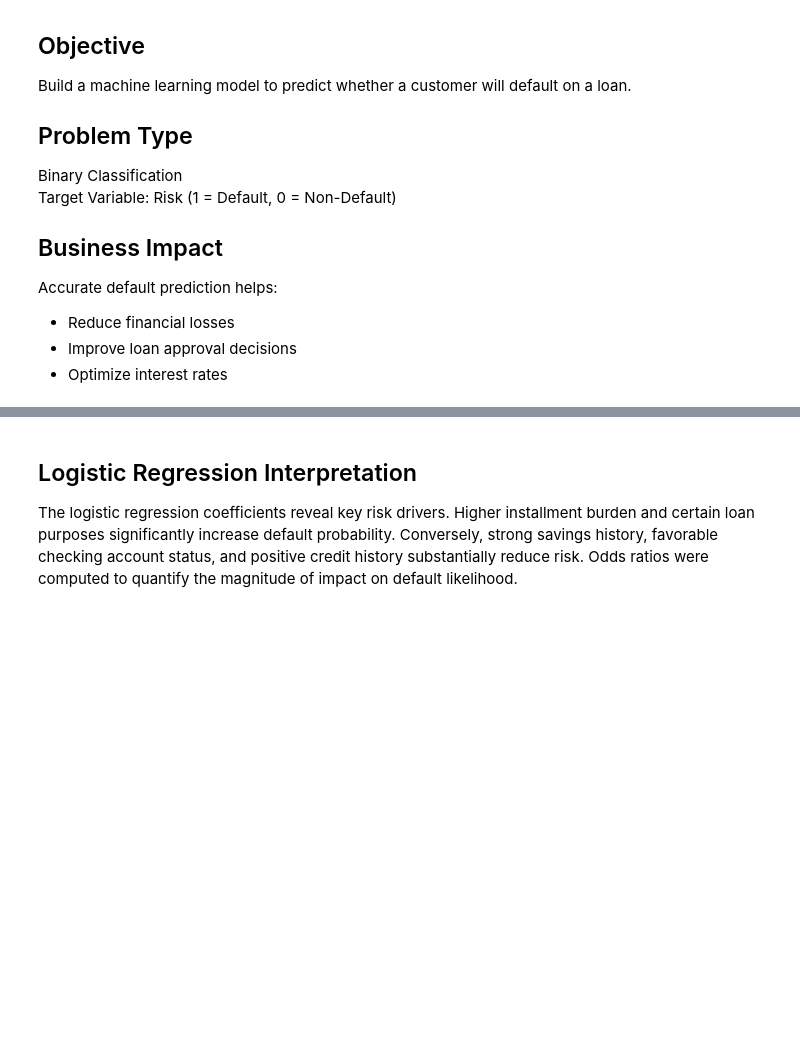
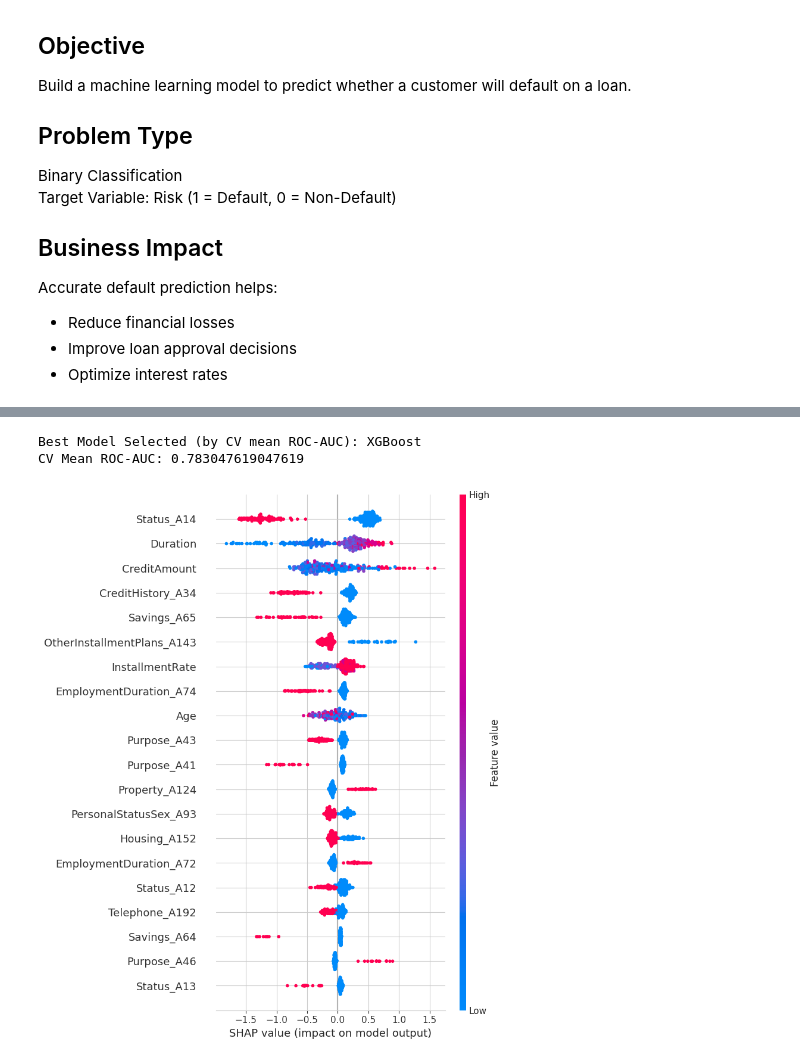
Before and after one commit to 1234Priyanshu4321/credit-risk-project, a Jupyter notebook: credit_risk_model.ipynb, the cells around one changed output, grey strips where cells are left out. Saved outputs shown, nothing was run; the diff lists cells and outputs as text; code cells hidden in the pictures; blank space fills up the shorter version.

```diff
--- a/credit_risk_model.ipynb
+++ b/credit_risk_model.ipynb
@@ -117,11 +207,14 @@ top_features
 # %%
 from sklearn.linear_model import LogisticRegression
 
-lr_model = LogisticRegression(
-    max_iter=1000,
-    class_weight="balanced",
-    random_state=42
-)
+lr_model = Pipeline([
+    ("scaler", StandardScaler()),
+    ("clf", LogisticRegression(
+        max_iter=1000,
+        class_weight="balanced",
+        random_state=42
+    ))
+])
 lr_model.fit(X_train, y_train)
 
 lr_pred = lr_model.predict(X_test)
@@ -245,9 +376,39 @@ cv_results_df = pd.DataFrame({
 })
 
 cv_results_df
+
+# In[]
+
+models_by_name = {
+    "Logistic Regression": lr_model,
+    "Random Forest": model,
+    "XGBoost": xgb_model
+}
+
+best_model_name = cv_results_df.loc[cv_results_df["Mean ROC-AUC"].idxmax(), "Model"]
+best_model = models_by_name[best_model_name]
+
+print("Best Model Selected (by CV mean ROC-AUC):", best_model_name)
+print("CV Mean ROC-AUC:", cv_results_df["Mean ROC-AUC"].max())
+# %% [output]
+Best Model Selected (by CV mean ROC-AUC): XGBoost
+CV Mean ROC-AUC: 0.783047619047619
 # %%
 import shap
 
-explainer = shap.TreeExplainer(xgb_model)
-shap_values = explainer.shap_values(X_test)
-shap.summary_plot(shap_values, X_test)
+def get_shap_explainer(pipeline, model_name, X_train_raw):
+    clf = pipeline.named_steps["clf"]
+    X_train_scaled = pipeline.named_steps["scaler"].transform(X_train_raw)
+    if model_name in ("Random Forest", "XGBoost"):
+        return shap.TreeExplainer(clf), X_train_scaled
+    elif model_name == "Logistic Regression":
+        return shap.LinearExplainer(clf, X_train_scaled), X_train_scaled
+    else:
+        raise ValueError(f"No SHAP explainer mapped for model: {model_name}")
+
+explainer, _ = get_shap_explainer(best_model, best_model_name, X_train)
+X_test_scaled = best_model.named_steps["scaler"].transform(X_test)
+shap_values = explainer.shap_values(X_test_scaled)
+shap.summary_plot(shap_values, X_test, feature_names=X_test.columns)
+# %% [output]
+[figure, added]
@@ -266,7 +414,0 @@ coefficients_sorted.head(20)
-# %% [markdown]
-## Logistic Regression Interpretation
-
-The logistic regression coefficients reveal key risk drivers.
-Higher installment burden and certain loan purposes significantly increase default probability.
-Conversely, strong savings history, favorable checking account status, and positive credit history substantially reduce risk.
-Odds ratios were computed to quantify the magnitude of impact on default likelihood.
```
Also changed, not shown: parts of 18 cells of this notebook, 2 other files.
